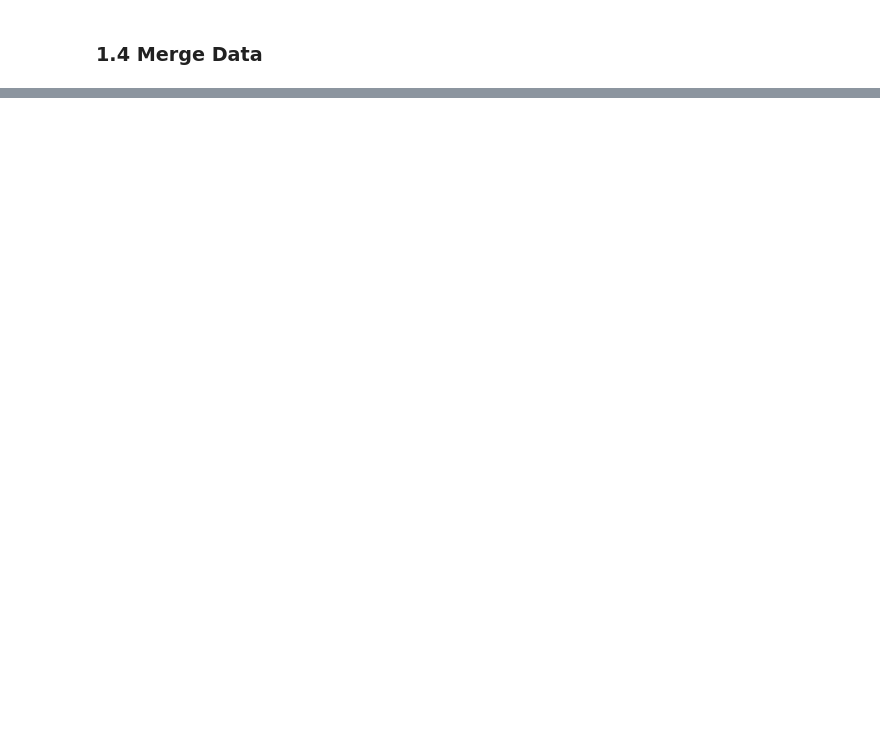
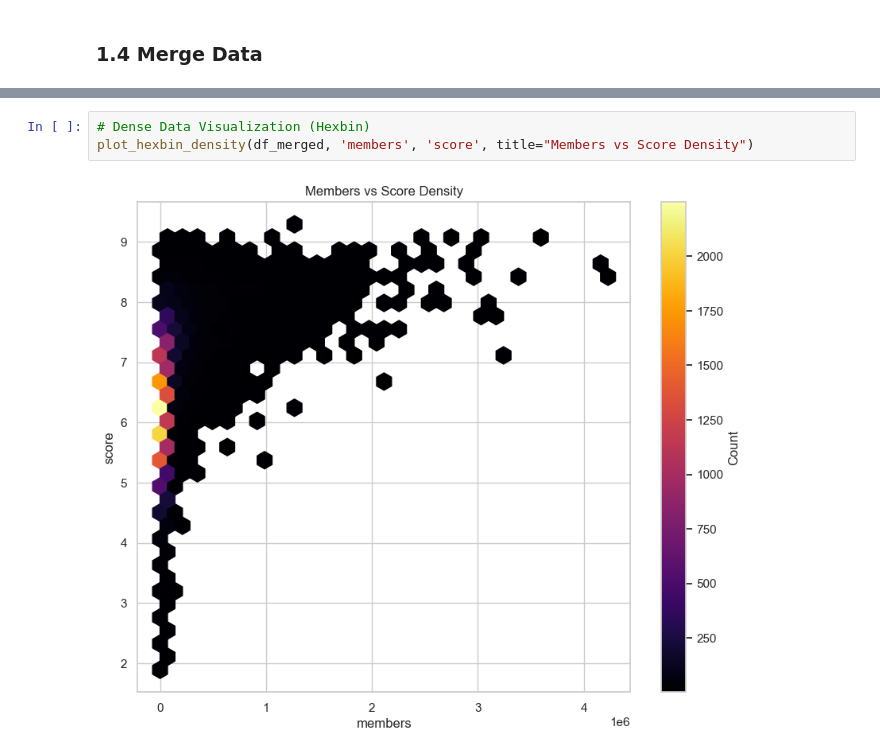
Before and after one commit to Seintian/unito-hci-data-analysis-25-26, a Jupyter notebook: solution/notebooks/02_exploration.ipynb, the cells around one changed output, grey strips where cells are left out. Drawn from its saved outputs; the diff is of its cells as text; blank space fills up the shorter version.

```diff
--- a/solution/notebooks/02_exploration.ipynb
+++ b/solution/notebooks/02_exploration.ipynb
@@ -151,0 +199,5 @@ generate_user_map(df_profiles)
+# %%
+# Dense Data Visualization (Hexbin)
+plot_hexbin_density(df_merged, 'members', 'score', title="Members vs Score Density")
+# %% [output]
+[figure, added]
```
Also changed, not shown: parts of 48 cells of this notebook, 11 other files.
